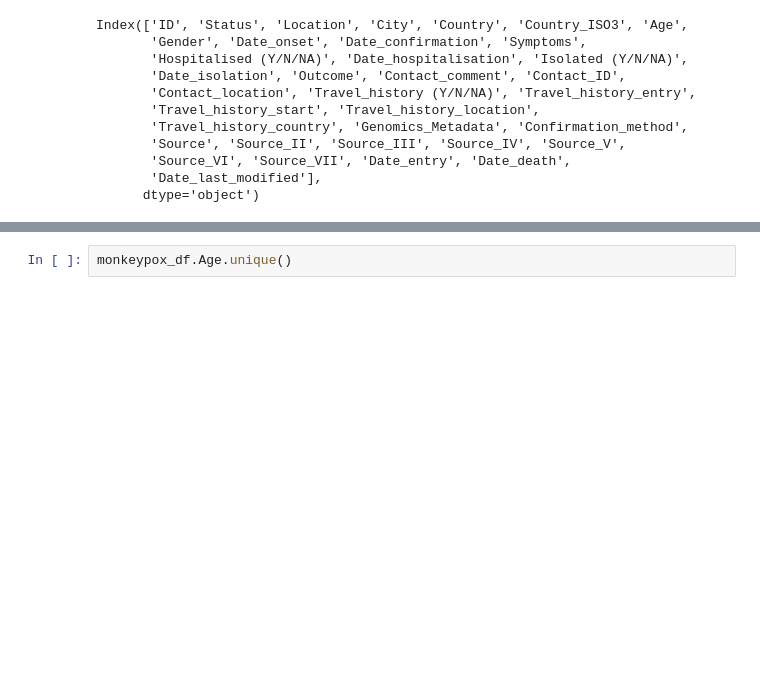
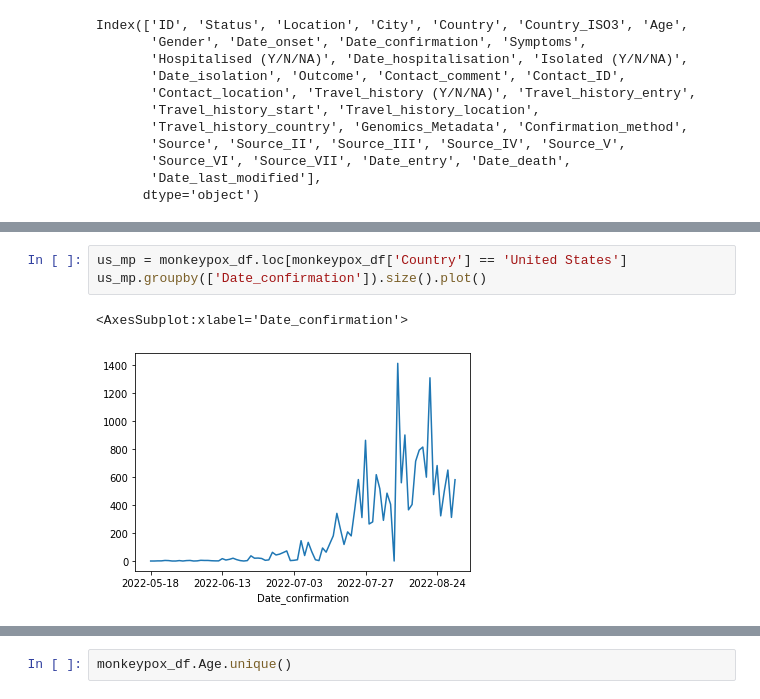
Before and after one commit to kinoshita197083/Grad-Project-React, a Jupyter notebook: dataset_content/monkeypox.ipynb, the cells around one changed output, grey strips where cells are left out. Cells and saved outputs as stored; diff of their text form; blank space fills up the shorter version.

```diff
--- a/dataset_content/monkeypox.ipynb
+++ b/dataset_content/monkeypox.ipynb
@@ -90,0 +175,6 @@ aus_mp = monkeypox_df.loc[monkeypox_df['Country'] == 'Australia']
+# %%
+us_mp = monkeypox_df.loc[monkeypox_df['Country'] == 'United States']
+us_mp.groupby(['Date_confirmation']).size().plot()
+# %% [output]
+<AxesSubplot:xlabel='Date_confirmation'>
+[figure, added]
```
Also changed, not shown: parts of 18 cells of this notebook, 15 other files.
